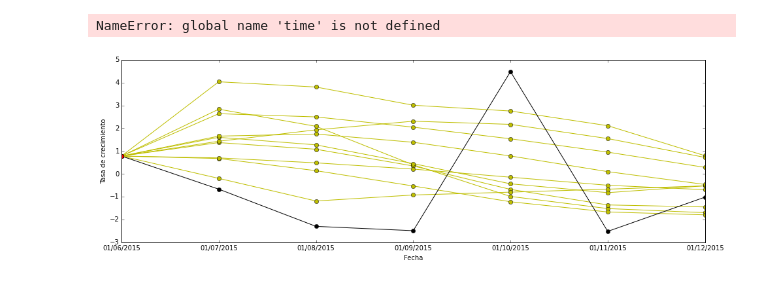
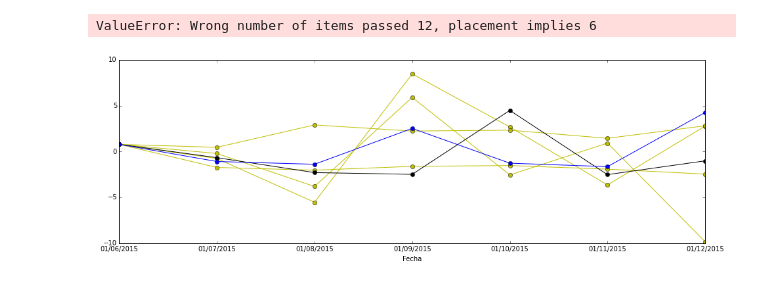
Before and after one commit to Ark93/AnnEchoState, a Jupyter notebook: DataAnalisis.ipynb, the cells around one changed output. Drawn from its saved outputs; the diff is of its cells as text; code cells hidden in the pictures.

Commit message:
testing validation and test algorithm, testing with 2015 2° semester data as test data

```diff
--- a/DataAnalisis.ipynb
+++ b/DataAnalisis.ipynb
@@ -129,5 +129,6 @@ MeanRMSE
 # %%
-preds = ['Pred1','Pred2','Pred3','Pred4','Pred5','Pred6']
+preds = ['Pred1','Pred2','Pred3','Pred4','Pred5','Pred6','Pred7','Pred8','Pred9','Pred10','Pred11','Pred12']
+predsTest = ['Pred1','Pred2','Pred3','Pred4','Pred5','Pred6']
 # %%
 params = ['Param1','Param2','Param3','Param4','Param5']
 # %%
@@ -189,2 +210,2 @@ test_predictions = pd.read_csv("Results/iteraciones/Test_predicions.csv" )
 # %%
-testmean= test_predictions[preds].mean()
+testmean= test_predictions[predsTest].mean()
@@ -202,5 +223,9 @@ dtype: float64
 test_predictions['RMSE'] = test_predictions['MSE'].apply(lambda x :  np.sqrt(x))
 # %%
 meantestRMSE = test_predictions['RMSE'].mean()
+test_predictions = test_predictions[test_predictions['RMSE']<10]
 # %%
 testRMSE = RMSE = np.sqrt(np.mean((TS[-6:].values-testmean)**2))
+# %%
+upperBound = testmean + meantestRMSE
+lowerBound = testmean - meantestRMSE
@@ -207,5 +249,5 @@ testRMSE = RMSE = np.sqrt(np.mean((TS[-6:].values-testmean)**2))
 # %%
-plot_TestSolutions(test_predictions[preds].as_matrix(),testmean,TS,meantestRMSE,testRMSE)
+plot_TestSolutions(test_predictions[predsTest].as_matrix(),testmean.as_matrix(),TS,meantestRMSE,testRMSE,upperBound.as_matrix(),lowerBound.as_matrix())
 # %% [output]
-NameError: global name 'time' is not defined
+ValueError: Wrong number of items passed 12, placement implies 6
-[figure, old version]
+[figure, new version]
```
Also changed, not shown: parts of 15 cells of this notebook, 1 other file.
